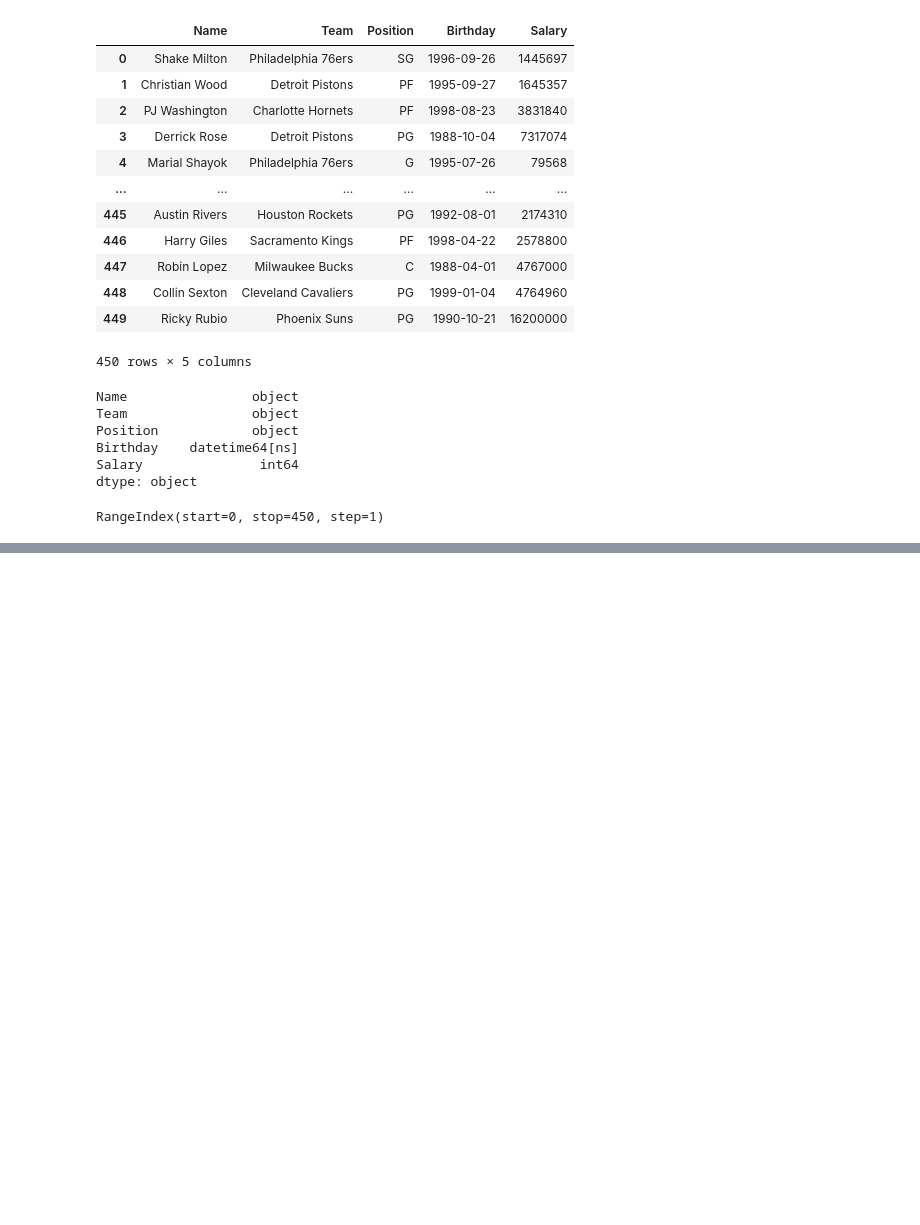
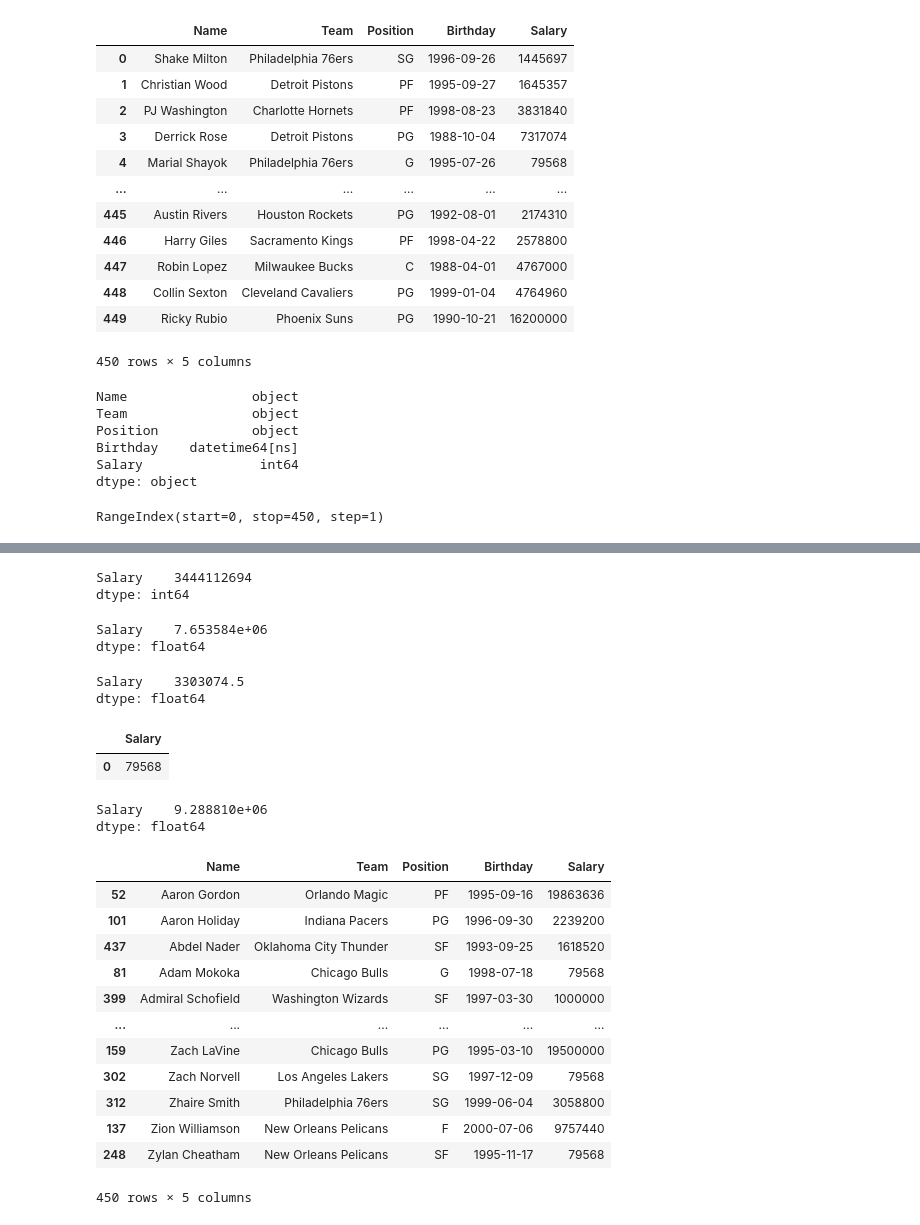
Before and after one commit to leandroclv/pandas_in_action, a Jupyter notebook: cap_04.ipynb, the cells around one changed output, grey strips where cells are left out. Saved outputs shown, nothing was run; the diff lists cells and outputs as text; code cells hidden in the pictures; blank space fills up the shorter version.

```diff
--- a/cap_04.ipynb
+++ b/cap_04.ipynb
@@ -127,0 +238,41 @@ RangeIndex(start=0, stop=450, step=1)
+# %%
+df_nba.sum(numeric_only=True) #usando o método 'sum()' no DataFrame para descobir a soma de todos os salários, como visto na célula passada, retorna um erro. Por isso é utilizado o parâmetro numeri_only = True para ter a soma da coluna que possui somente números como tipo de dados
+# %% [output]
+Salary    3444112694
+dtype: int64
+# %%
+df_nba.mean(numeric_only=True) #Média salarial de todos os jogadores
+# %% [output]
+Salary    7.653584e+06
+dtype: float64
+# %%
+df_nba.median(numeric_only=True) #Mediana dos salários de todos os jogadores
+# %% [output]
+Salary    3303074.5
+dtype: float64
+# %%
+df_nba.mode(numeric_only=True) #Modo
+# %% [output]
+|  | Salary |
+| 0 | 79568 |
+# %%
+df_nba.std(numeric_only=True) #Desvio padrão dos salários
+# %% [output]
+Salary    9.288810e+06
+dtype: float64
+# %%
+df_nba.sort_values(by = 'Name') #O método 'sort_values()' precisa de um parêmtro (nome da coluna) para pode ordenar
+# %% [output]
+|  | Name | Team | Position | Birthday | Salary |
+| 52 | Aaron Gordon | Orlando Magic | PF | 1995-09-16 | 19863636 |
+| 101 | Aaron Holiday | Indiana Pacers | PG | 1996-09-30 | 2239200 |
+| 437 | Abdel Nader | Oklahoma City Thunder | SF | 1993-09-25 | 1618520 |
+| 81 | Adam Mokoka | Chicago Bulls | G | 1998-07-18 | 79568 |
+| 399 | Admiral Schofield | Washington Wizards | SF | 1997-03-30 | 1000000 |
+| ... | ... | ... | ... | ... | ... |
+| 159 | Zach LaVine | Chicago Bulls | PG | 1995-03-10 | 19500000 |
+| 302 | Zach Norvell | Los Angeles Lakers | SG | 1997-12-09 | 79568 |
+| 312 | Zhaire Smith | Philadelphia 76ers | SG | 1999-06-04 | 3058800 |
+| 137 | Zion Williamson | New Orleans Pelicans | F | 2000-07-06 | 9757440 |
+| 248 | Zylan Cheatham | New Orleans Pelicans | SF | 1995-11-17 | 79568 |
+450 rows × 5 columns
```
Also changed, not shown: parts of 46 cells of this notebook.
